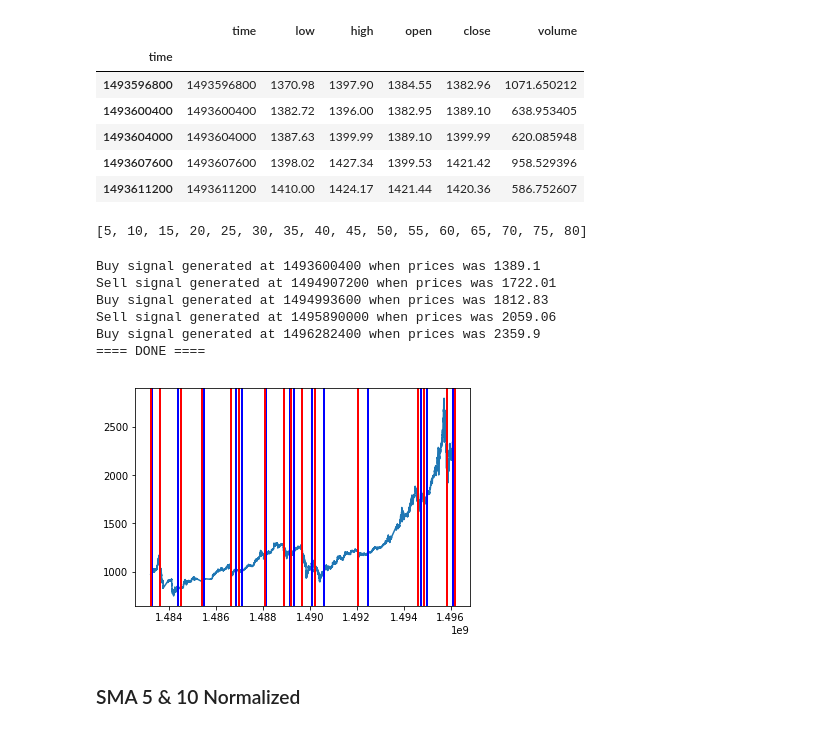
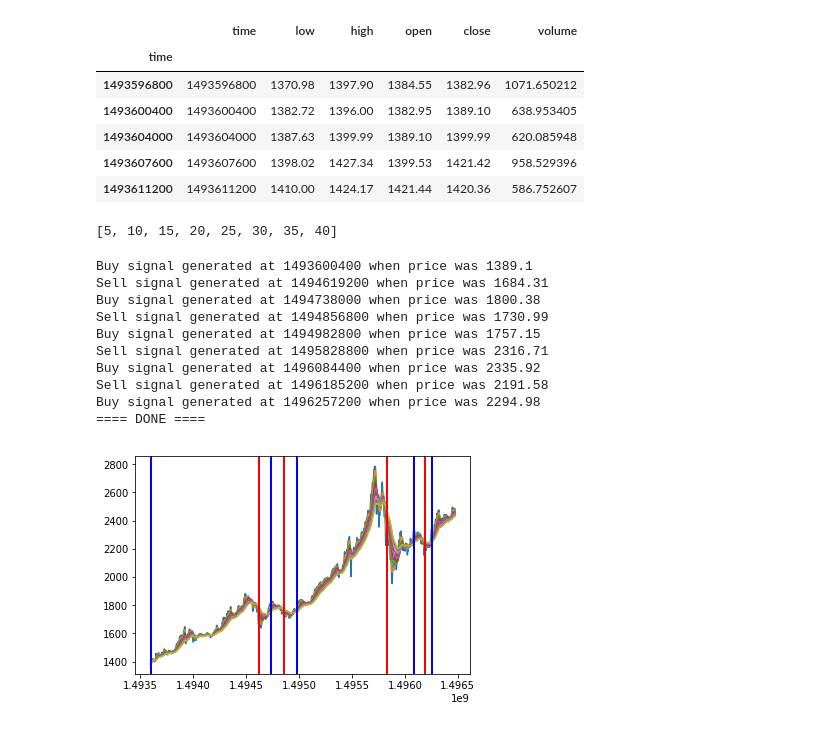
Before and after one commit to yfe404/deep-crypto-unicorn-disruptive-fintech, a Jupyter notebook: notebooks/Moving Average Ribbon.ipynb, the cells around one changed output. Saved outputs shown, nothing was run; the diff lists cells and outputs as text; code cells hidden in the pictures.

```diff
--- a/notebooks/Moving Average Ribbon.ipynb
+++ b/notebooks/Moving Average Ribbon.ipynb
@@ -35,11 +36,11 @@ data.head()
 | 1493611200 | 1493611200 | 1410.00 | 1424.17 | 1421.44 | 1420.36 | 586.752607 |
 # %%
 start=5
-stop=85
+stop=45
 step=5
 print range(start, stop, step)
 # %% [output]
-[5, 10, 15, 20, 25, 30, 35, 40, 45, 50, 55, 60, 65, 70, 75, 80]
+[5, 10, 15, 20, 25, 30, 35, 40]
 # %%
 for span in range(start, stop, step):
     data['ema{}'.format(span)] = data['close'].ewm(span=span).mean()
@@ -53,15 +54,16 @@ with open('mar_out.csv', 'w') as f:
     crossover_flags = [0 for _ in ema_labels[:-1]] # Ignore the last since it obviously crosses with itself anytime
     buy_idx = []; sell_idx = [] # for plotting
 
+
     for i in range(len(data)):
         if long and sum(crossover_flags) == 0:
             long=False
-            print 'Sell signal generated at {} when prices was {}'.format(int(data.iloc[i].time), data.iloc[i].close)
+            print 'Sell signal generated at {} when price was {}'.format(int(data.iloc[i].time), data.iloc[i].close)
             f.write('{},{}\n'.format(int(data.iloc[i].time), "SELL"))
             sell_idx.append(int(data.iloc[i].time))
         elif not long and sum(crossover_flags) == len(crossover_flags):
             long=True
-            print 'Buy signal generated at {} when prices was {}'.format(int(data.iloc[i].time), data.iloc[i].close)
+            print 'Buy signal generated at {} when price was {}'.format(int(data.iloc[i].time), data.iloc[i].close)
             f.write('{},{}\n'.format(int(data.iloc[i].time), "BUY"))
             buy_idx.append(int(data.iloc[i].time))
         for j in range(len(ema_labels[:-1])):
@@ -72,9 +74,13 @@ with open('mar_out.csv', 'w') as f:
 print '==== DONE ===='
 f.close()
 # %% [output]
-Buy signal generated at 1493600400 when prices was 1389.1
-Sell signal generated at 1494907200 when prices was 1722.01
-Buy signal generated at 1494993600 when prices was 1812.83
-Sell signal generated at 1495890000 when prices was 2059.06
-Buy signal generated at 1496282400 when prices was 2359.9
+Buy signal generated at 1493600400 when price was 1389.1
+Sell signal generated at 1494619200 when price was 1684.31
+Buy signal generated at 1494738000 when price was 1800.38
+Sell signal generated at 1494856800 when price was 1730.99
+Buy signal generated at 1494982800 when price was 1757.15
+Sell signal generated at 1495828800 when price was 2316.71
+Buy signal generated at 1496084400 when price was 2335.92
+Sell signal generated at 1496185200 when price was 2191.58
+Buy signal generated at 1496257200 when price was 2294.98
 ==== DONE ====
@@ -81,8 +89,9 @@ Buy signal generated at 1496282400 when prices was 2359.9
 # %%
 plt.plot(data.close)
+plt.plot(data[ema_labels])
 for i in buy_idx:
     plt.axvline(x=i, ymin=0, ymax = 2800, linewidth=2, color='b')
 for j in sell_idx:
     plt.axvline(x=j, ymin=0, ymax = 2800, linewidth=2, color='r')
 # %% [output]
-[figure, old version]
+[figure, new version]
@@ -129,2 +97,0 @@ data['rsi14'] = rsi(14, data['close'])
-# %% [markdown]
-### SMA 5 & 10 Normalized
```
Also changed, not shown: parts of 19 cells of this notebook.
